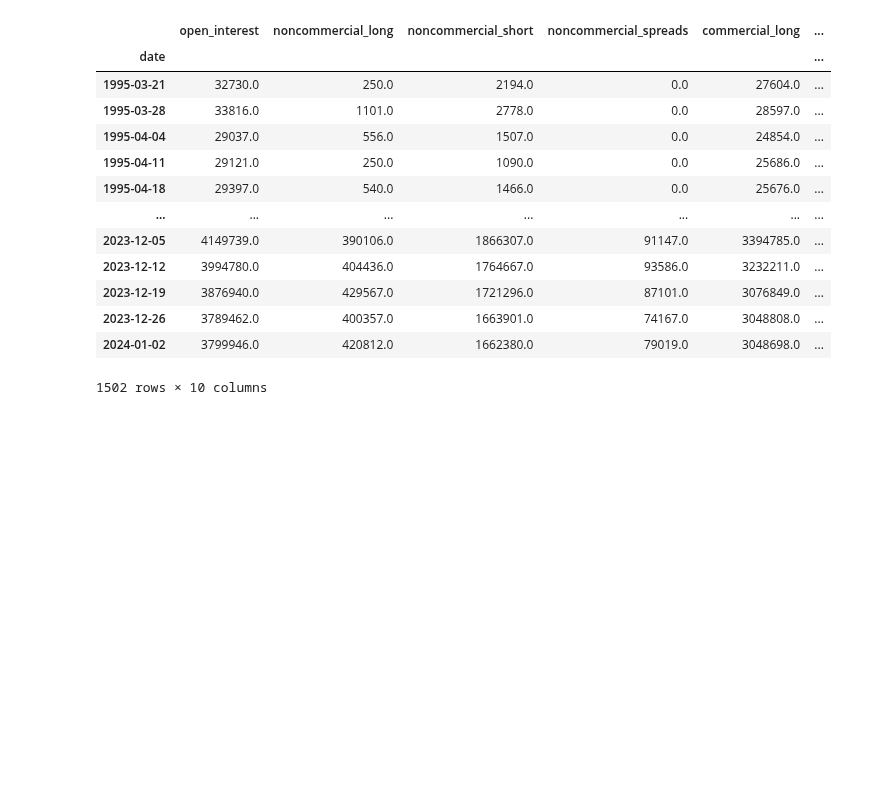
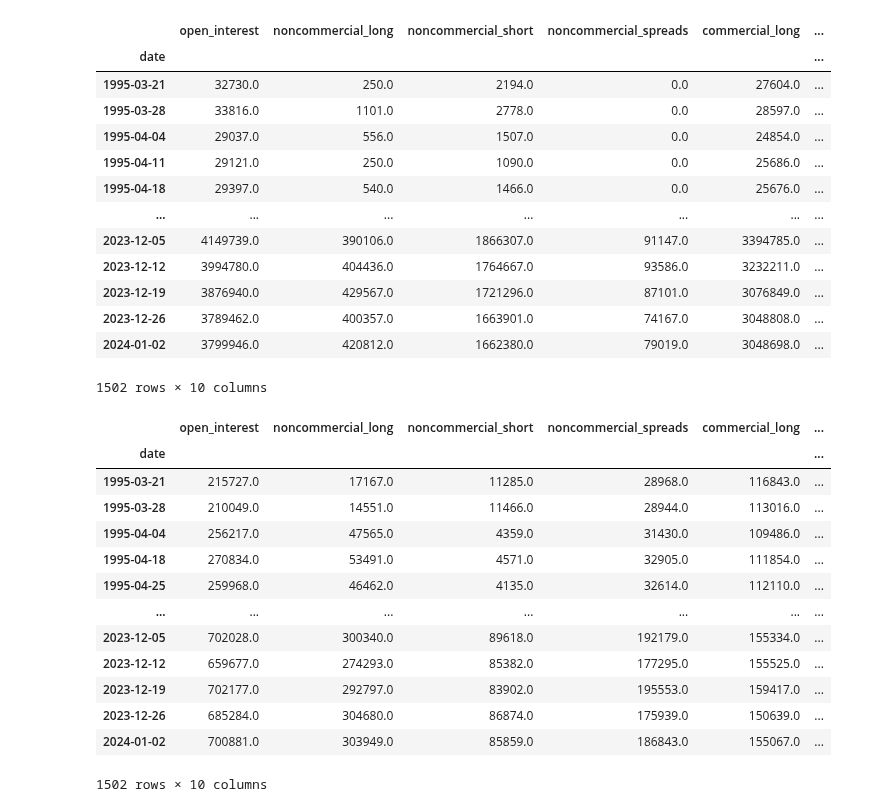
Before and after one commit to mmistroni/OpenBB_Experiments, a Jupyter notebook: OpenBBEconomicAndMarkets.ipynb, the cells around one changed output. Saved outputs shown, nothing was run; the diff lists cells and outputs as text; code cells hidden in the pictures; blank space fills up the shorter version.

```diff
--- a/OpenBBEconomicAndMarkets.ipynb
+++ b/OpenBBEconomicAndMarkets.ipynb
@@ -117,3 +117,20 @@ obb.regulators.cftc.cot(provider='nasdaq')
 | 2023-12-26 | 3789462.0 | 400357.0 | 1663901.0 | 74167.0 | 3048808.0 | ... |
 | 2024-01-02 | 3799946.0 | 420812.0 | 1662380.0 | 79019.0 | 3048698.0 | ... |
 1502 rows × 10 columns
+# %%
+obb.regulators.cftc.cot(id='GC=F', provider='nasdaq')
+# %% [output]
+|  | open_interest | noncommercial_long | noncommercial_short | noncommercial_spreads | commercial_long | ... |
+| date |  |  |  |  |  | ... |
+| 1995-03-21 | 215727.0 | 17167.0 | 11285.0 | 28968.0 | 116843.0 | ... |
+| 1995-03-28 | 210049.0 | 14551.0 | 11466.0 | 28944.0 | 113016.0 | ... |
+| 1995-04-04 | 256217.0 | 47565.0 | 4359.0 | 31430.0 | 109486.0 | ... |
+| 1995-04-18 | 270834.0 | 53491.0 | 4571.0 | 32905.0 | 111854.0 | ... |
+| 1995-04-25 | 259968.0 | 46462.0 | 4135.0 | 32614.0 | 112110.0 | ... |
+| ... | ... | ... | ... | ... | ... | ... |
+| 2023-12-05 | 702028.0 | 300340.0 | 89618.0 | 192179.0 | 155334.0 | ... |
+| 2023-12-12 | 659677.0 | 274293.0 | 85382.0 | 177295.0 | 155525.0 | ... |
+| 2023-12-19 | 702177.0 | 292797.0 | 83902.0 | 195553.0 | 159417.0 | ... |
+| 2023-12-26 | 685284.0 | 304680.0 | 86874.0 | 175939.0 | 150639.0 | ... |
+| 2024-01-02 | 700881.0 | 303949.0 | 85859.0 | 186843.0 | 155067.0 | ... |
+1502 rows × 10 columns
```
